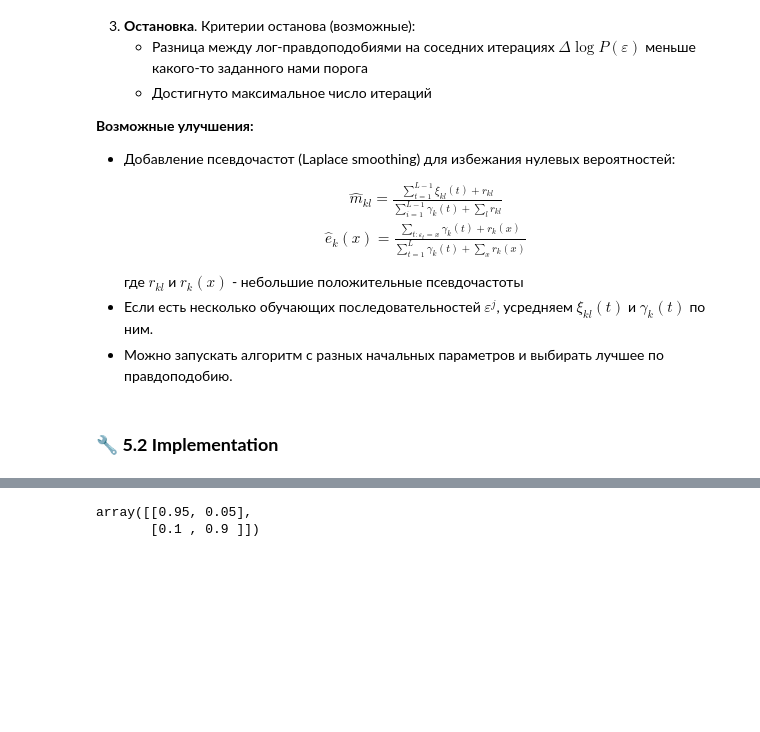
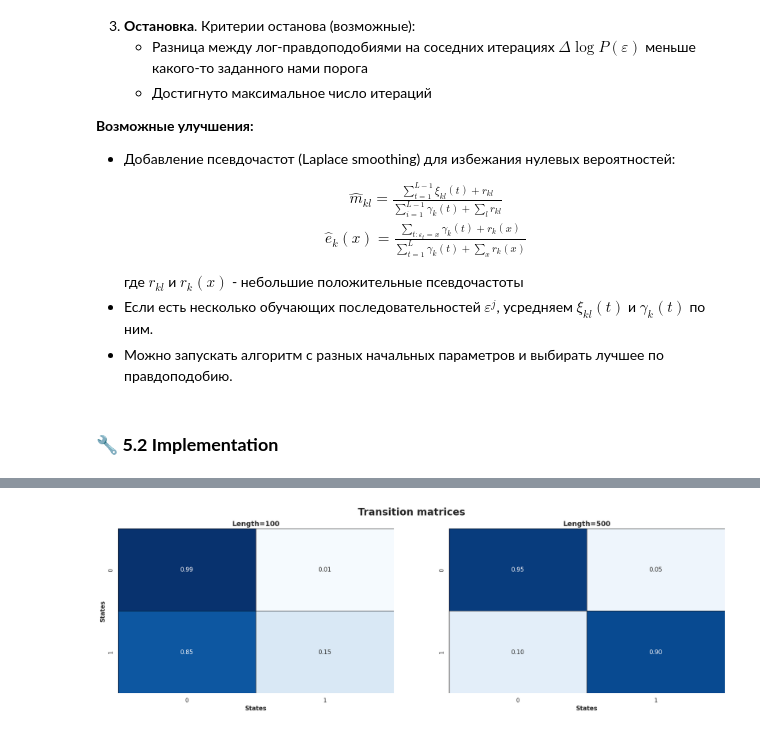
Before and after one commit to ksumarshmallow/Population_Genetics, a Jupyter notebook: HWs/HW3_Malkova.ipynb, the cells around one changed output, grey strips where cells are left out. Saved outputs shown, nothing was run; the diff lists cells and outputs as text; code cells hidden in the pictures; blank space fills up the shorter version.

```diff
--- a/HWs/HW3_Malkova.ipynb
+++ b/HWs/HW3_Malkova.ipynb
@@ -144,0 +144,3 @@ array([0.66666667, 0.33333333])
+# %%
+pi = get_stationary_distribution(M)
+pi
@@ -932,3 +1013,37 @@ Converged at iteration -1722.166403399262
+# %%
+def plot_matrices(matrix_eval: list,
+                  matrix_gt: np.ndarray,
+                  lengthes: list,
+                  title: str,
+                  ylabel: str=None,
+                  xlabel: str=None):
+
+    fig, axs = plt.subplots(1, len(matrix_eval) + 1, figsize=(22, 6))
+
+    for i, (m, l) in enumerate(zip(matrix_eval + [matrix_gt], lengthes + ['real'])):
+        ax_title = f"Length={l}" if isinstance(l, int) else l
+        cbar = not isinstance(l, int)
+
+        heatmap = sns.heatmap(m,
+                            cmap="Blues", cbar=cbar,
+                            linecolor="black", linewidths=0.6,
+                            vmin=0, vmax=1,
+                            annot=True, fmt=".2f",
+                            ax=axs[i])
+
+        axs[i].set_title(ax_title)
+
+        if xlabel is not None:
+            axs[i].set_xlabel(xlabel)
+
+        if ylabel is not None and i == 0:
+            axs[i].set_ylabel(ylabel)
+
+        if cbar:
+            heatmap.collections[0].colorbar.set_label("Probability", fontsize=12)
+
+    fig.suptitle(title, fontsize=20, fontweight='bold')
+    plt.show()
 # %%
 all_M
 # %% [output]
@@ -941,5 +1055,9 @@ all_M
-# %%
-M
-# %% [output]
-array([[0.95, 0.05],
-       [0.1 , 0.9 ]])
+# %%
+plot_matrices(matrix_eval=[m[:, :, 0] for m in all_M],
+              matrix_gt=M,
+              lengthes=length_seq,
+              title="Transition matrices",
+              ylabel="States",
+              xlabel="States")
+# %% [output]
+[figure, added]
```
Also changed, not shown: parts of 12 cells of this notebook.
